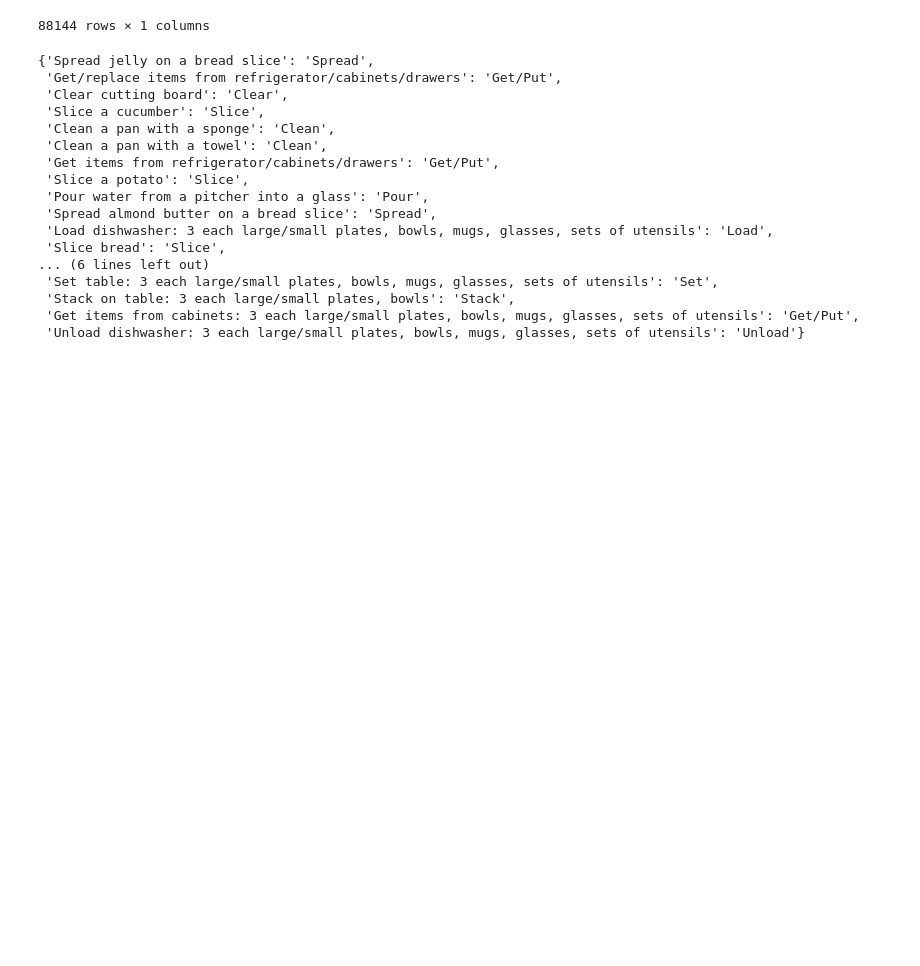
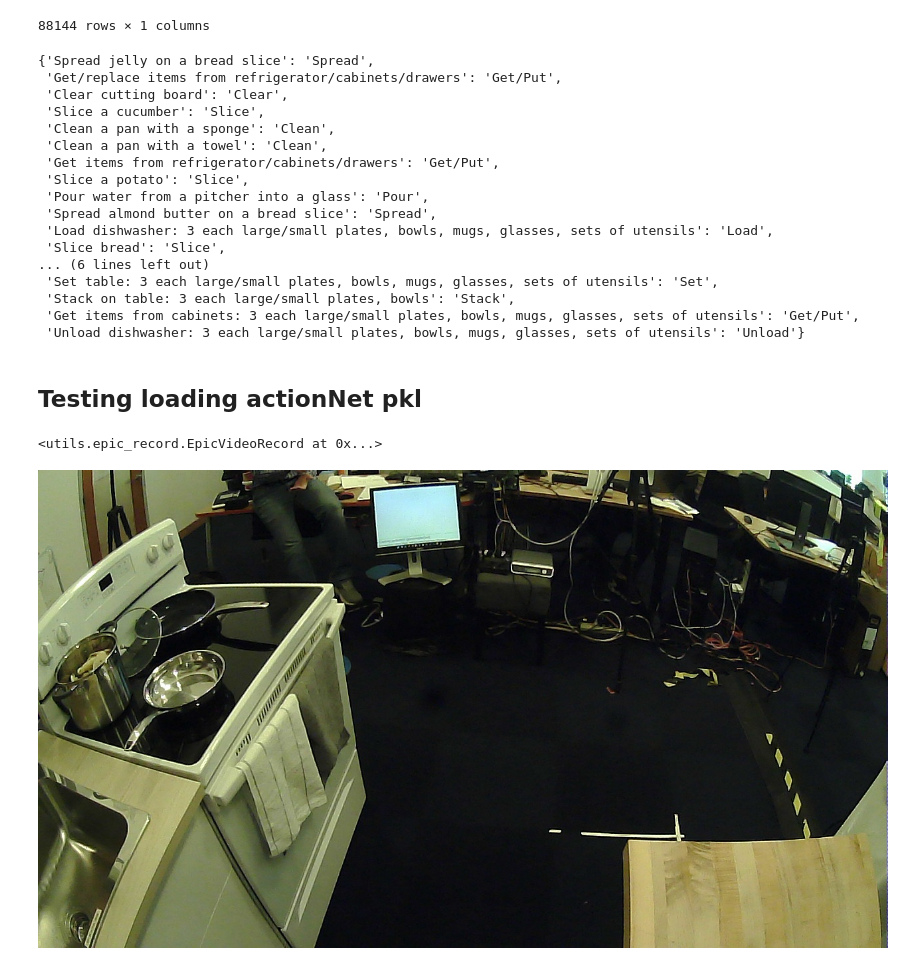
Before and after one commit to angrytako/deep-learning-egovision, a Jupyter notebook: test_and_explore.ipynb, the cells around one changed output. Cells and saved outputs as stored; diff of their text form; code cells hidden in the pictures; blank space fills up the shorter version.

Commit message:
completed action sense conversion pipeline and pickle file creation; tested that also the core of images extraction works

```diff
--- a/test_and_explore.ipynb
+++ b/test_and_explore.ipynb
@@ -352,3 +354,50 @@ action_dict
  'Stack on table: 3 each large/small plates, bowls': 'Stack',
  'Get items from cabinets: 3 each large/small plates, bowls, mugs, glasses, sets of utensils': 'Get/Put',
  'Unload dishwasher: 3 each large/small plates, bowls, mugs, glasses, sets of utensils': 'Unload'}
+# %% [markdown]
+## Testing loading actionNet pkl
+# %%
+import glob
+from abc import ABC
+import pandas as pd
+from utils.epic_record import EpicVideoRecord
+import torch.utils.data as data
+from PIL import Image
+import os
+import os.path
+from utils.logger import logger
+import numpy as np
+import random as rd
+from utils.args import args
+PIKLE_PATH = "actionNet/records.pkl"
+# %%
+list_file = pd.read_pickle(PIKLE_PATH)
+video_list = [EpicVideoRecord(tup, args.dataset) for tup in list_file.iterrows()]
+# %%
+video_list[0]
+# %% [output]
+<utils.epic_record.EpicVideoRecord at 0x...>
+# %%
+VIDEO_ID = "S04_01"
+data_path = "actionNet"
+
+idx = 100
+record = video_list[20]
+idx_untrimmed = record.start_frame + idx
+tmpl =  args.dataset["RGB"].tmpl
+try:
+    img = Image.open(os.path.join(data_path, record.untrimmed_video_name,tmpl.format(idx_untrimmed))) \
+        .convert('RGB')
+except FileNotFoundError:
+    print("Img not found")
+    max_idx_video = int(sorted(glob.glob(os.path.join(data_path,
+                                                        record.untrimmed_video_name,
+                                                        "img_*")))[-1].split("_")[-1].split(".")[0])
+    if idx_untrimmed > max_idx_video:
+        img = Image.open(os.path.join(data_path, record.untrimmed_video_name, tmpl.format(max_idx_video))) \
+            .convert('RGB')
+    else:
+        raise FileNotFoundError
+img
+# %% [output]
+[figure, added]
```
Also changed, not shown: parts of 2 cells of this notebook, 2 other files.
